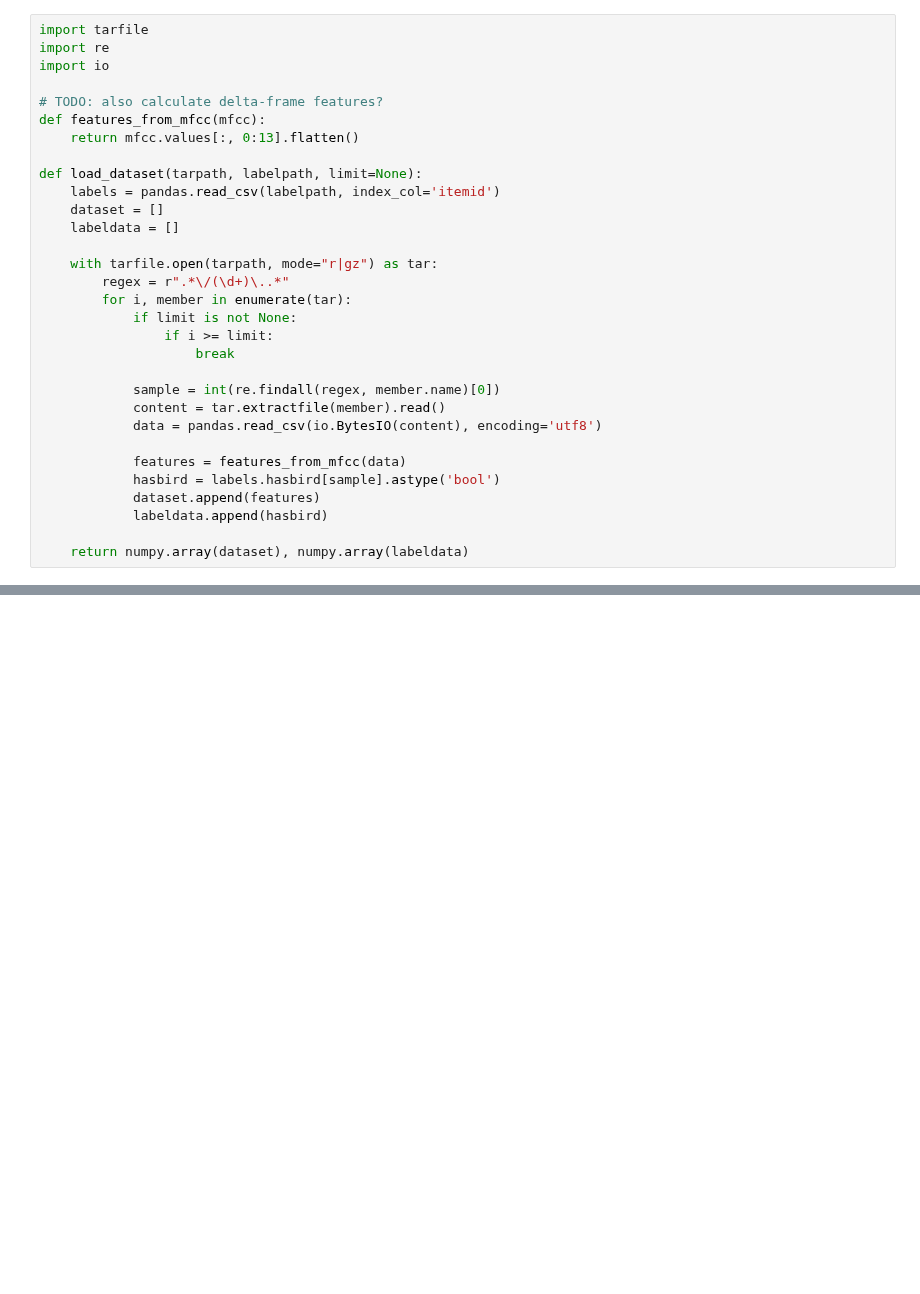
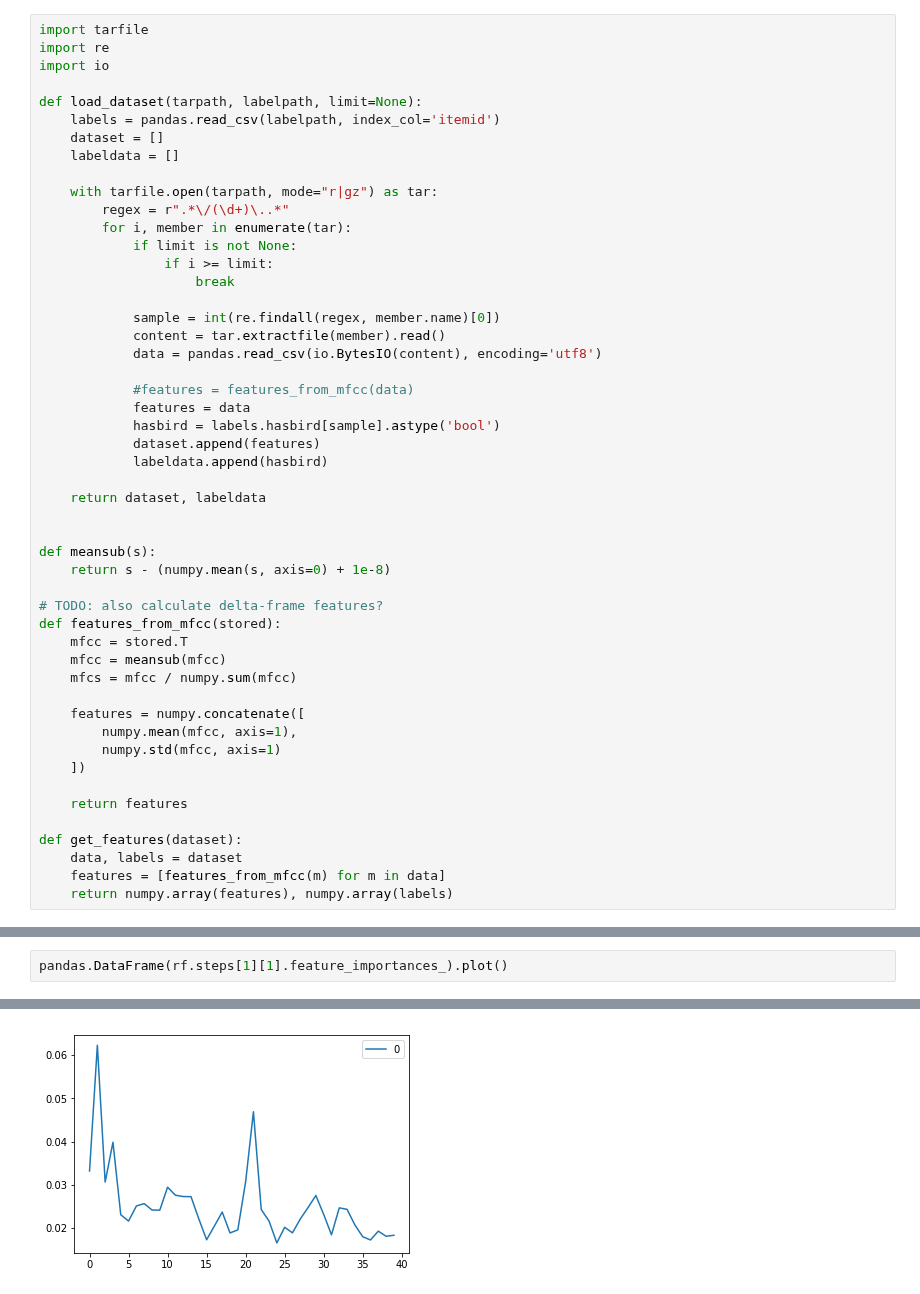
Before and after one commit to jonnor/datascience-master, a Jupyter notebook: dcase2018/Baseline.ipynb, the cells around one changed output, grey strips where cells are left out. Drawn from its saved outputs; the diff is of its cells as text; blank space fills up the shorter version.

```diff
--- a/dcase2018/Baseline.ipynb
+++ b/dcase2018/Baseline.ipynb
@@ -17,10 +20,6 @@ from sklearn import metrics
 import tarfile
 import re
 import io
-
-# TODO: also calculate delta-frame features?
-def features_from_mfcc(mfcc):
-    return mfcc.values[:, 0:13].flatten()
 
 def load_dataset(tarpath, labelpath, limit=None):
     labels = pandas.read_csv(labelpath, index_col='itemid')
@@ -38,10 +37,33 @@ def load_dataset(tarpath, labelpath, limit=None):
             content = tar.extractfile(member).read()
             data = pandas.read_csv(io.BytesIO(content), encoding='utf8')
 
-            features = features_from_mfcc(data)
+            #features = features_from_mfcc(data)
+            features = data
             hasbird = labels.hasbird[sample].astype('bool')
             dataset.append(features)
             labeldata.append(hasbird)
 
-    return numpy.array(dataset), numpy.array(labeldata)
+    return dataset, labeldata
+
+
+def meansub(s):
+    return s - (numpy.mean(s, axis=0) + 1e-8)
+
+# TODO: also calculate delta-frame features?
+def features_from_mfcc(stored):
+    mfcc = stored.T
+    mfcc = meansub(mfcc)
+    mfcs = mfcc / numpy.sum(mfcc)
+
+    features = numpy.concatenate([
+        numpy.mean(mfcc, axis=1),
+        numpy.std(mfcc, axis=1)
+    ])
+
+    return features
+
+def get_features(dataset):
+    data, labels = dataset
+    features = [features_from_mfcc(m) for m in data]
+    return numpy.array(features), numpy.array(labels)
 # %%
@@ -100,0 +156,3 @@ metrics.roc_auc_score(Y_test, rf.predict_proba(X_test)[:,1])
+# %%
+pandas.DataFrame(rf.steps[1][1].feature_importances_).plot()
+# %% [output]
@@ -100,0 +160 @@ metrics.roc_auc_score(Y_test, rf.predict_proba(X_test)[:,1])
+[figure, added]
```
Also changed, not shown: parts of 9 cells of this notebook.
